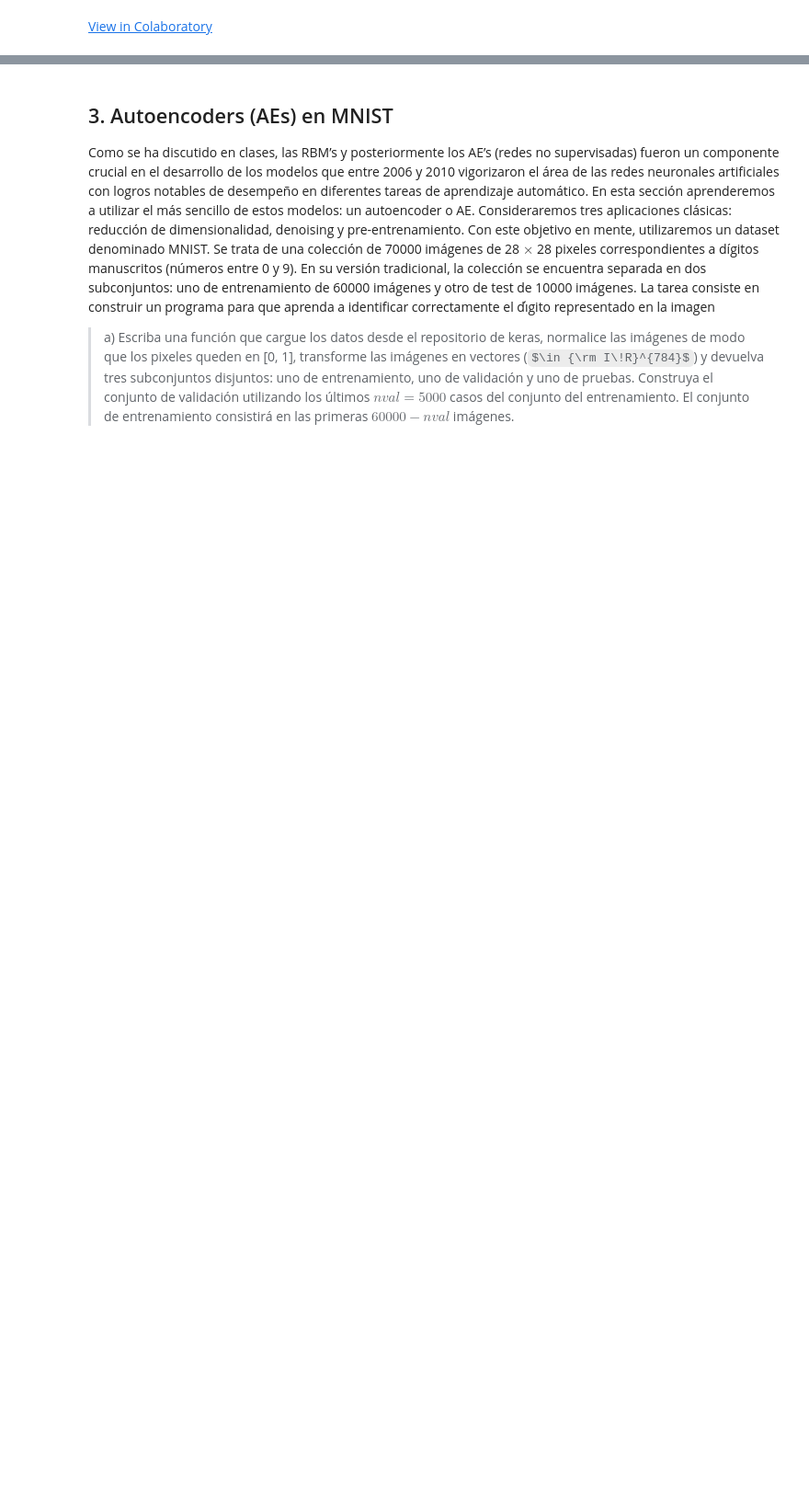
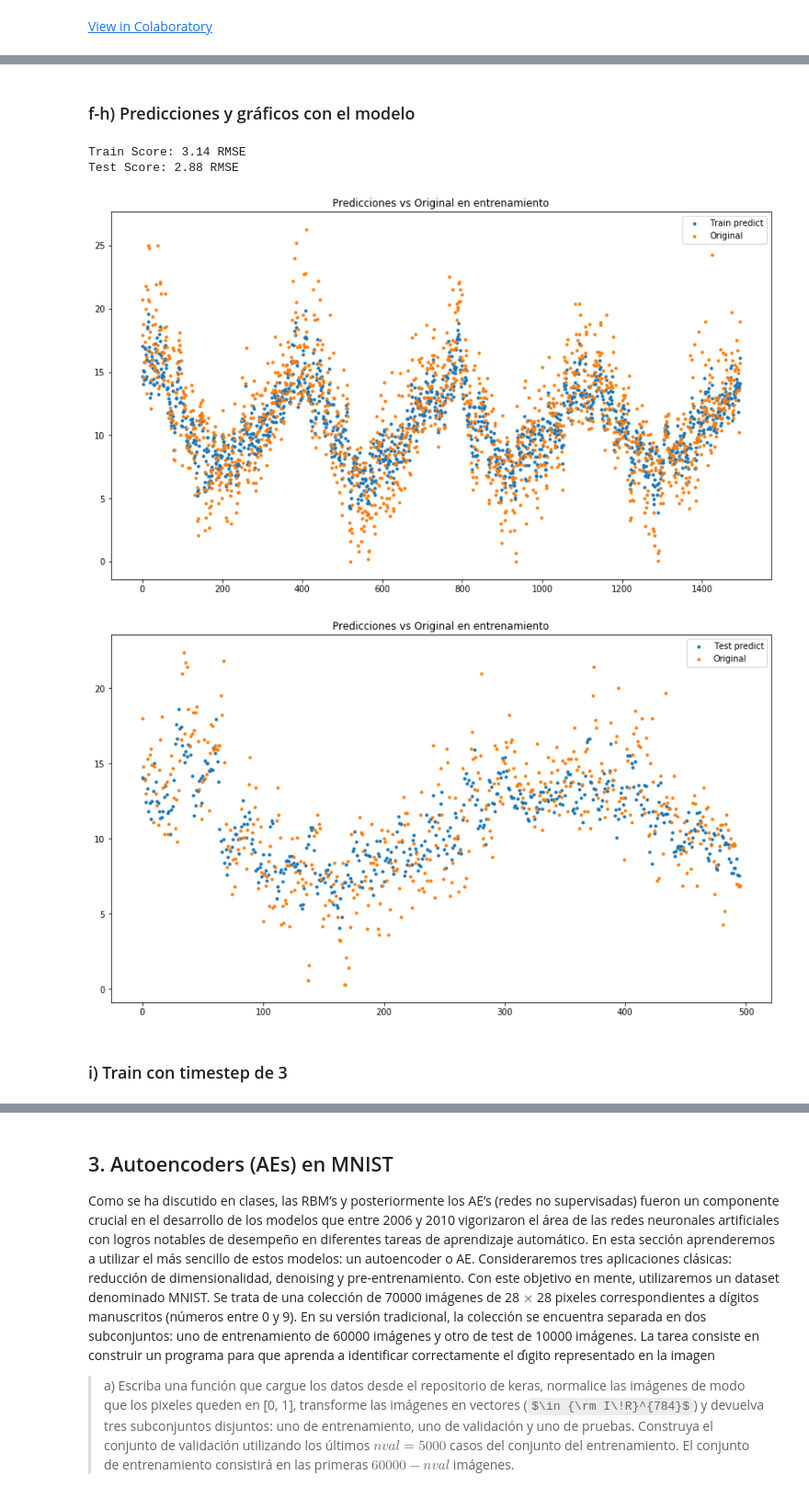
Before and after one commit to nachotp/Tarea2-INF395, a Jupyter notebook: Tarea_2.ipynb, the cells around one changed output, grey strips where cells are left out. Shown at 92% size. Saved outputs shown, nothing was run; the diff lists cells and outputs as text; code cells hidden in the pictures; some formulas as TeX source; blank space fills up the shorter version.

```diff
--- a/Tarea_2.ipynb
+++ b/Tarea_2.ipynb
@@ -188,0 +117,6 @@ $$
+# %%
+model = Sequential()
+model.add(CuDNNLSTM(4, input_shape=(1, lag)))
+model.add(Dense(1,activation='linear'))
+model.compile(loss='mean_squared_error', optimizer='adam')
+lstm_results = model.fit(trainX, trainY, epochs=25, batch_size=1, validation_data=(valX, valY), verbose=2);
@@ -188,0 +141,43 @@ $$
+# %% [markdown]
+### f-h) Predicciones y gráficos con el modelo
+# %%
+trainPredict = model.predict(trainX, batch_size=1)
+testPredict = model.predict(testX, batch_size=1)
+trainPredict = scaler.inverse_transform(trainPredict)
+testPredict = scaler.inverse_transform(testPredict)
+
+trainYre = trainY.reshape(-1,1)
+trainYre = scaler.inverse_transform(trainYre)
+testYre = testY.reshape(-1,1)
+testYre = scaler.inverse_transform(testYre)
+# calculate root mean squared error
+trainScore = np.sqrt(mean_squared_error(trainYre, trainPredict))
+print('Train Score: %.2f RMSE' % (trainScore))
+testScore = np.sqrt(mean_squared_error(testYre, testPredict))
+print('Test Score: %.2f RMSE' % (testScore))
+# %% [output]
+Train Score: 3.14 RMSE
+Test Score: 2.88 RMSE
+# %%
+# shift train predictions for plotting
+trainPredictPlot = trainPredict.flatten()
+# shift test predictions for plotting
+testPredictPlot = testPredict.flatten()
+X = range(1496)
+plt.figure(1, figsize=(14,8))
+plt.scatter(X, trainPredictPlot, marker=".", label = "Train predict")
+plt.scatter(X, dataframe.values.flatten()[:1496], marker=".", label= "Original")
+plt.title("Predicciones vs Original en entrenamiento")
+plt.legend();
+
+X = range(496)
+plt.figure(2, figsize=(14,8))
+plt.scatter(X, testPredictPlot, marker=".", label = "Test predict")
+plt.scatter(X, dataframe.values.flatten()[1496:1496+496], marker=".", label= "Original")
+plt.title("Predicciones vs Original en entrenamiento")
+plt.legend();
+# %% [output]
+[figure, added]
+[figure, added]
+# %% [markdown]
+### i) Train con timestep de 3
```
Also changed, not shown: parts of 45 cells of this notebook.
